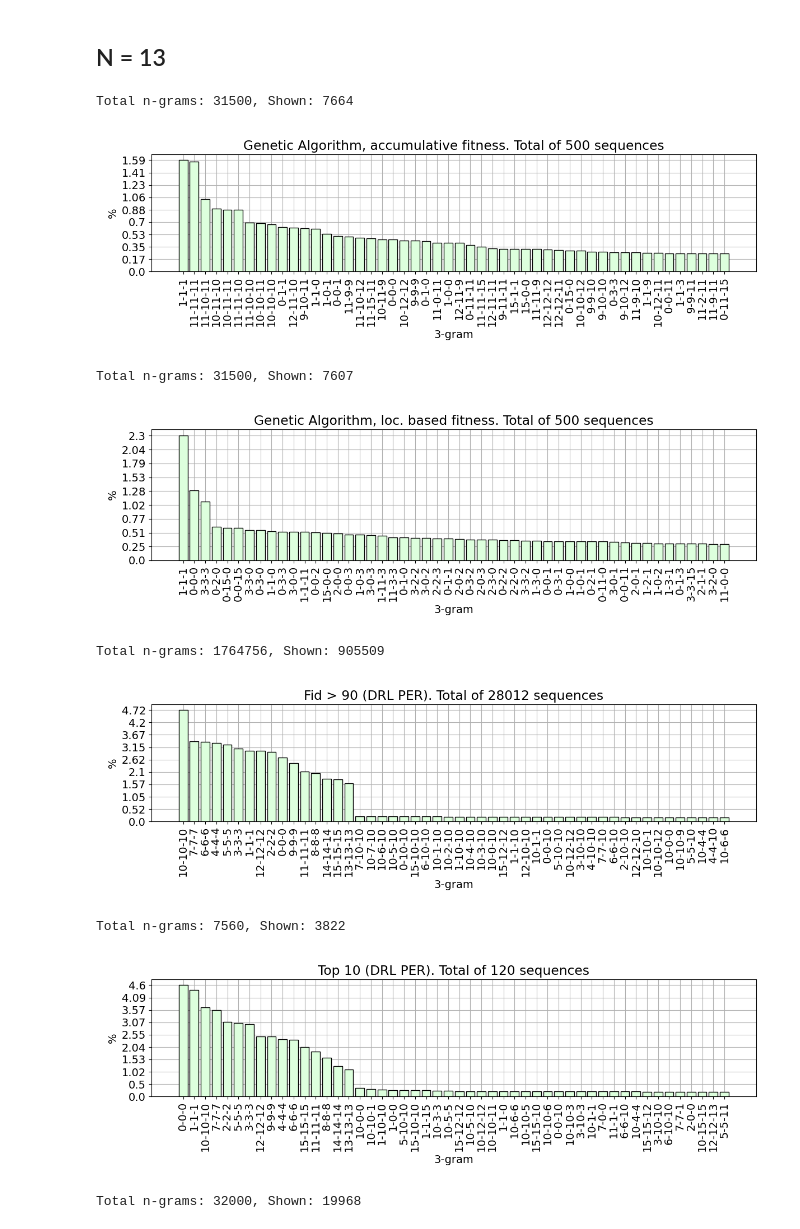
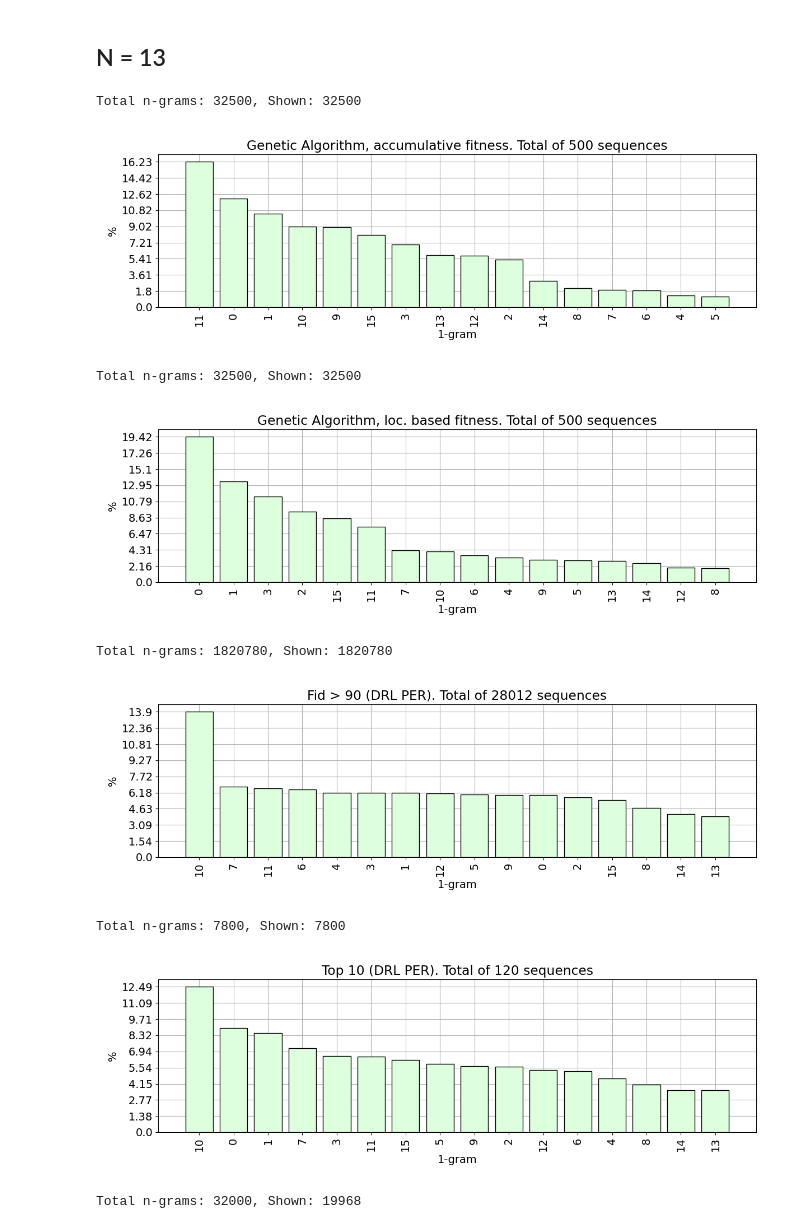
Before and after one commit to sofips/dynamic_analysis, a Jupyter notebook: ngrams.ipynb, the cells around one changed output. Saved outputs shown, nothing was run; the diff lists cells and outputs as text; code cells hidden in the pictures.

Commit message:
plots

```diff
--- a/ngrams.ipynb
+++ b/ngrams.ipynb
@@ -41,16 +41,16 @@ action_arrays = [n13_ga_acc_actions,n13_ga_loc_actions,n13_zhang_per_all,n13_zha
 titles = ['Genetic Algorithm, accumulative fitness', 'Genetic Algorithm, loc. based fitness', 'Fid > 90 (DRL PER)', 'Top 10 (DRL PER)' ]
 # %%
 for array, title in zip(action_arrays, titles):
-    ngram(array, title, n=3)
+    ngram(array, title, n=1)
 # %% [output]
-Total n-grams: 31500, Shown: 7664
+Total n-grams: 32500, Shown: 32500
-[figure, old version]
+[figure, new version]
-Total n-grams: 31500, Shown: 7607
+Total n-grams: 32500, Shown: 32500
-[figure, old version]
+[figure, new version]
-Total n-grams: 1764756, Shown: 905509
+Total n-grams: 1820780, Shown: 1820780
-[figure, old version]
+[figure, new version]
-Total n-grams: 7560, Shown: 3822
+Total n-grams: 7800, Shown: 7800
-[figure, old version]
+[figure, new version]
 # %%
 for array, title in zip(action_arrays, titles):
     ngram(array, title, n=2)
```
Also changed, not shown: parts of 1 cell of this notebook, 1 other file.
